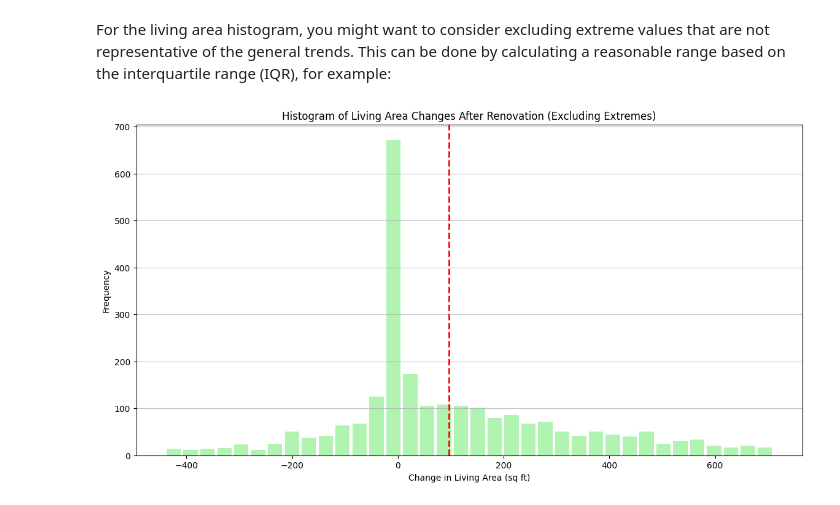
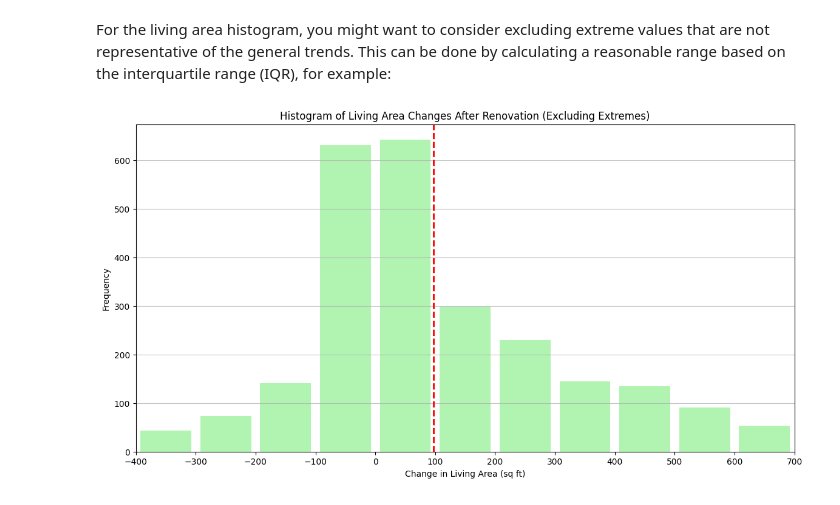
Before and after one commit to BU-Spark/ds-boston-remodeling, a Jupyter notebook: sp24-team-c/Mid Semester Notebooks/Renovations&Bedrooms_Analysis.ipynb, the cells around one changed output. Saved outputs shown, nothing was run; the diff lists cells and outputs as text; code cells hidden in the pictures.

Commit message:
Updated the axes for distribution plots

```diff
--- a/sp24-team-c/Mid Semester Notebooks/Renovations&Bedrooms_Analysis.ipynb
+++ b/sp24-team-c/Mid Semester Notebooks/Renovations&Bedrooms_Analysis.ipynb
@@ -123,7 +123,7 @@ pa_data = {
 
 LU_filtered_pa_data = {}
 
-residential_codes = ['R1', 'R2', 'R3', 'RL', 'R4', 'A', 'CD']
+residential_codes = ['R1', 'R2', 'R3', 'RC', 'R4', 'A', 'CD']
 
 # Loop through each year's DataFrame and filter it
 for year, df in pa_data.items():
@@ -656,24 +661,59 @@ For the living area histogram, you might want to consider excluding extreme valu
 # %%
 # Calculate the IQR for living area differences
 Q1 = living_area_diff.quantile(0.25)
 Q3 = living_area_diff.quantile(0.75)
 IQR = Q3 - Q1
 
 # Define reasonable lower and upper bounds for the data
 lower_bound = Q1 - 1.5 * IQR
 upper_bound = Q3 + 1.5 * IQR
 
 # Filter the living area differences to exclude outliers
 filtered_living_area_diff = living_area_diff[(living_area_diff > lower_bound) & (living_area_diff < upper_bound)]
 
+# # Histogram for filtered living area differences
+# plt.figure(figsize=(14, 7))
+# plt.hist(filtered_living_area_diff, bins='auto', color='lightgreen', alpha=0.7, rwidth=0.85)
+# plt.title('Histogram of Living Area Changes After Renovation (Excluding Extremes)')
+# plt.xlabel('Change in Living Area (sq ft)')
+# plt.ylabel('Frequency')
+# plt.grid(axis='y', alpha=0.75)
+# plt.axvline(filtered_living_area_diff.mean(), color='red', linestyle='dashed', linewidth=2)  # Mean line
+
+# Calculate rounded bounds for better tick marks
+rounded_lower_bound = int(round(lower_bound, -2))  # Round to nearest hundred
+rounded_upper_bound = int(round(upper_bound, -2))  # Round to nearest hundred
+
+# # Set x-axis ticks at intervals of 100 square feet
+# plt.xticks(range(rounded_lower_bound, rounded_upper_bound + 100, 100))
+
+# # Set the x-axis limits to focus on the range from the lower to upper bound
+# plt.xlim(rounded_lower_bound, rounded_upper_bound)
+
+
+# plt.show()
+
+# Choose a bin width
+bin_width = 100  # For example, every 100 square feet
+
+# Generate bin edges from the lower to the upper bound, with the chosen bin width
+bin_edges = list(range(rounded_lower_bound, rounded_upper_bound + bin_width, bin_width))
+
 # Histogram for filtered living area differences
 plt.figure(figsize=(14, 7))
-plt.hist(filtered_living_area_diff, bins='auto', color='lightgreen', alpha=0.7, rwidth=0.85)
+plt.hist(filtered_living_area_diff, bins=bin_edges, color='lightgreen', alpha=0.7, rwidth=0.85)
 plt.title('Histogram of Living Area Changes After Renovation (Excluding Extremes)')
 plt.xlabel('Change in Living Area (sq ft)')
 plt.ylabel('Frequency')
 plt.grid(axis='y', alpha=0.75)
-plt.axvline(filtered_living_area_diff.mean(), color='red', linestyle='dashed', linewidth=2)  # Mean line
+plt.axvline(filtered_living_area_diff.mean(), color='red', linestyle='dashed', linewidth=2)
+
+# Use the same bin edges for the ticks
+plt.xticks(bin_edges)
+
+# Set the x-axis limits to focus on the range from the lower to upper bound
+plt.xlim(rounded_lower_bound, rounded_upper_bound)
+
 plt.show()
 # %% [output]
-[figure, old version]
+[figure, new version]
```
Also changed, not shown: parts of 2 cells of this notebook.
